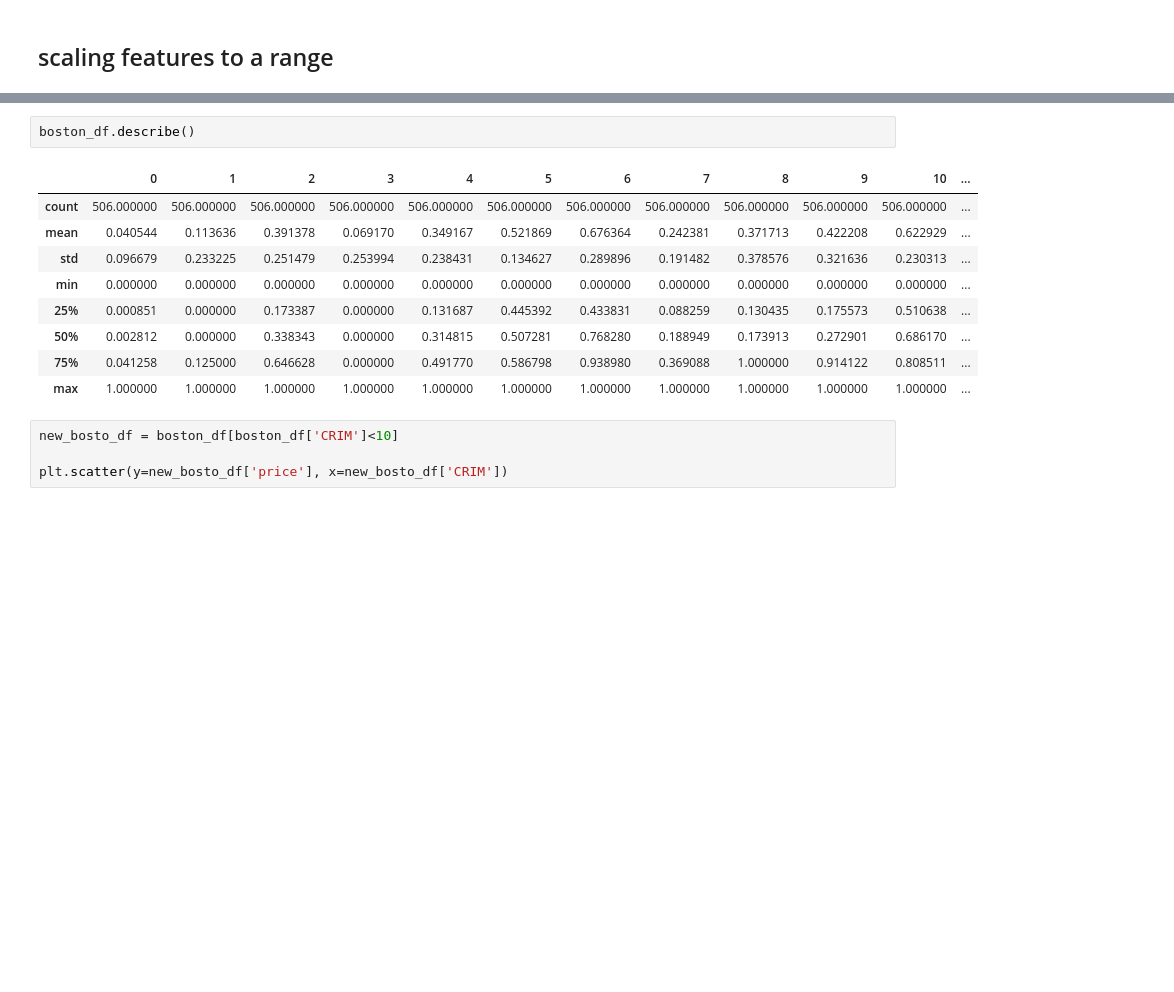
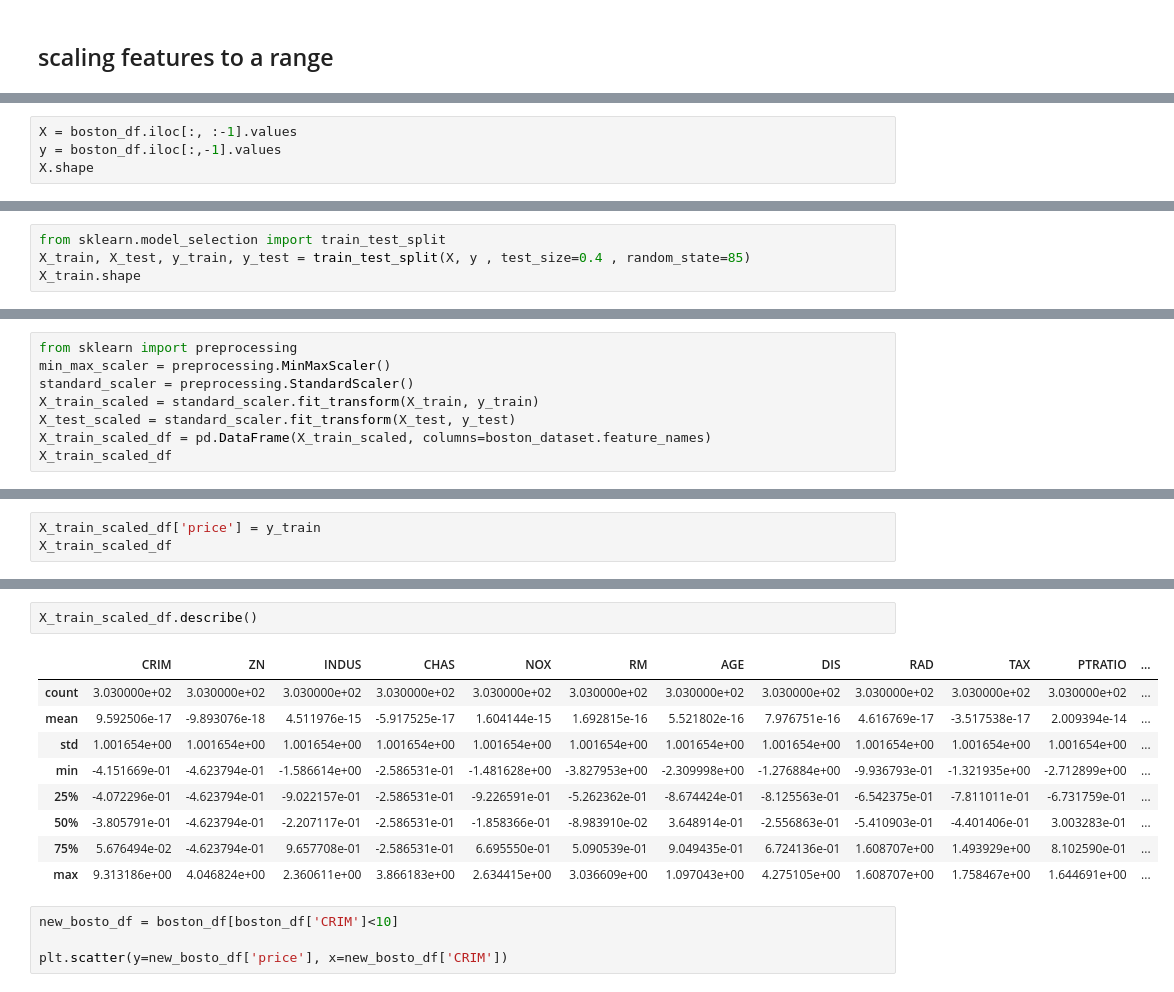
Before and after one commit to MapsaBootCamp/ML2, a Jupyter notebook: Regression/notebooks/Boston_house_LR.ipynb, the cells around one changed output, grey strips where cells are left out. Saved outputs shown, nothing was run; the diff lists cells and outputs as text; blank space fills up the shorter version.

```diff
--- a/Regression/notebooks/Boston_house_LR.ipynb
+++ b/Regression/notebooks/Boston_house_LR.ipynb
@@ -226,0 +196,4 @@ boston_df_scaled
+# %%
+X = boston_df.iloc[:, :-1].values
+y = boston_df.iloc[:,-1].values
+X.shape
@@ -226,0 +202,4 @@ boston_df_scaled
+# %%
+from sklearn.model_selection import train_test_split
+X_train, X_test, y_train, y_test = train_test_split(X, y , test_size=0.4 , random_state=85)
+X_train.shape
@@ -226,0 +208,8 @@ boston_df_scaled
+# %%
+from sklearn import preprocessing
+min_max_scaler = preprocessing.MinMaxScaler()
+standard_scaler = preprocessing.StandardScaler()
+X_train_scaled = standard_scaler.fit_transform(X_train, y_train)
+X_test_scaled = standard_scaler.fit_transform(X_test, y_test)
+X_train_scaled_df = pd.DataFrame(X_train_scaled, columns=boston_dataset.feature_names)
+X_train_scaled_df
@@ -226,0 +230,3 @@ boston_df_scaled
+# %%
+X_train_scaled_df['price'] = y_train
+X_train_scaled_df
@@ -227,15 +247,15 @@ boston_df_scaled
 # %%
-boston_df.describe()
+X_train_scaled_df.describe()
 # %% [output]
-|  | 0 | 1 | 2 | 3 | 4 | 5 | 6 | 7 | 8 | 9 | 10 | ... |
-| count | 506.000000 | 506.000000 | 506.000000 | 506.000000 | 506.000000 | 506.000000 | 506.000000 | 506.000000 | 506.000000 | 506.000000 | 506.000000 | ... |
-| mean | 0.040544 | 0.113636 | 0.391378 | 0.069170 | 0.349167 | 0.521869 | 0.676364 | 0.242381 | 0.371713 | 0.422208 | 0.622929 | ... |
-| std | 0.096679 | 0.233225 | 0.251479 | 0.253994 | 0.238431 | 0.134627 | 0.289896 | 0.191482 | 0.378576 | 0.321636 | 0.230313 | ... |
-| min | 0.000000 | 0.000000 | 0.000000 | 0.000000 | 0.000000 | 0.000000 | 0.000000 | 0.000000 | 0.000000 | 0.000000 | 0.000000 | ... |
-| 25% | 0.000851 | 0.000000 | 0.173387 | 0.000000 | 0.131687 | 0.445392 | 0.433831 | 0.088259 | 0.130435 | 0.175573 | 0.510638 | ... |
-| 50% | 0.002812 | 0.000000 | 0.338343 | 0.000000 | 0.314815 | 0.507281 | 0.768280 | 0.188949 | 0.173913 | 0.272901 | 0.686170 | ... |
-| 75% | 0.041258 | 0.125000 | 0.646628 | 0.000000 | 0.491770 | 0.586798 | 0.938980 | 0.369088 | 1.000000 | 0.914122 | 0.808511 | ... |
-| max | 1.000000 | 1.000000 | 1.000000 | 1.000000 | 1.000000 | 1.000000 | 1.000000 | 1.000000 | 1.000000 | 1.000000 | 1.000000 | ... |
+|  | CRIM | ZN | INDUS | CHAS | NOX | RM | AGE | DIS | RAD | TAX | PTRATIO | ... |
+| count | 3.030000e+02 | 3.030000e+02 | 3.030000e+02 | 3.030000e+02 | 3.030000e+02 | 3.030000e+02 | 3.030000e+02 | 3.030000e+02 | 3.030000e+02 | 3.030000e+02 | 3.030000e+02 | ... |
+| mean | 9.592506e-17 | -9.893076e-18 | 4.511976e-15 | -5.917525e-17 | 1.604144e-15 | 1.692815e-16 | 5.521802e-16 | 7.976751e-16 | 4.616769e-17 | -3.517538e-17 | 2.009394e-14 | ... |
+| std | 1.001654e+00 | 1.001654e+00 | 1.001654e+00 | 1.001654e+00 | 1.001654e+00 | 1.001654e+00 | 1.001654e+00 | 1.001654e+00 | 1.001654e+00 | 1.001654e+00 | 1.001654e+00 | ... |
+| min | -4.151669e-01 | -4.623794e-01 | -1.586614e+00 | -2.586531e-01 | -1.481628e+00 | -3.827953e+00 | -2.309998e+00 | -1.276884e+00 | -9.936793e-01 | -1.321935e+00 | -2.712899e+00 | ... |
+| 25% | -4.072296e-01 | -4.623794e-01 | -9.022157e-01 | -2.586531e-01 | -9.226591e-01 | -5.262362e-01 | -8.674424e-01 | -8.125563e-01 | -6.542375e-01 | -7.811011e-01 | -6.731759e-01 | ... |
+| 50% | -3.805791e-01 | -4.623794e-01 | -2.207117e-01 | -2.586531e-01 | -1.858366e-01 | -8.983910e-02 | 3.648914e-01 | -2.556863e-01 | -5.410903e-01 | -4.401406e-01 | 3.003283e-01 | ... |
+| 75% | 5.676494e-02 | -4.623794e-01 | 9.657708e-01 | -2.586531e-01 | 6.695550e-01 | 5.090539e-01 | 9.049435e-01 | 6.724136e-01 | 1.608707e+00 | 1.493929e+00 | 8.102590e-01 | ... |
+| max | 9.313186e+00 | 4.046824e+00 | 2.360611e+00 | 3.866183e+00 | 2.634415e+00 | 3.036609e+00 | 1.097043e+00 | 4.275105e+00 | 1.608707e+00 | 1.758467e+00 | 1.644691e+00 | ... |
 # %%
 new_bosto_df = boston_df[boston_df['CRIM']<10]
 
```
Also changed, not shown: parts of 26 cells of this notebook.
